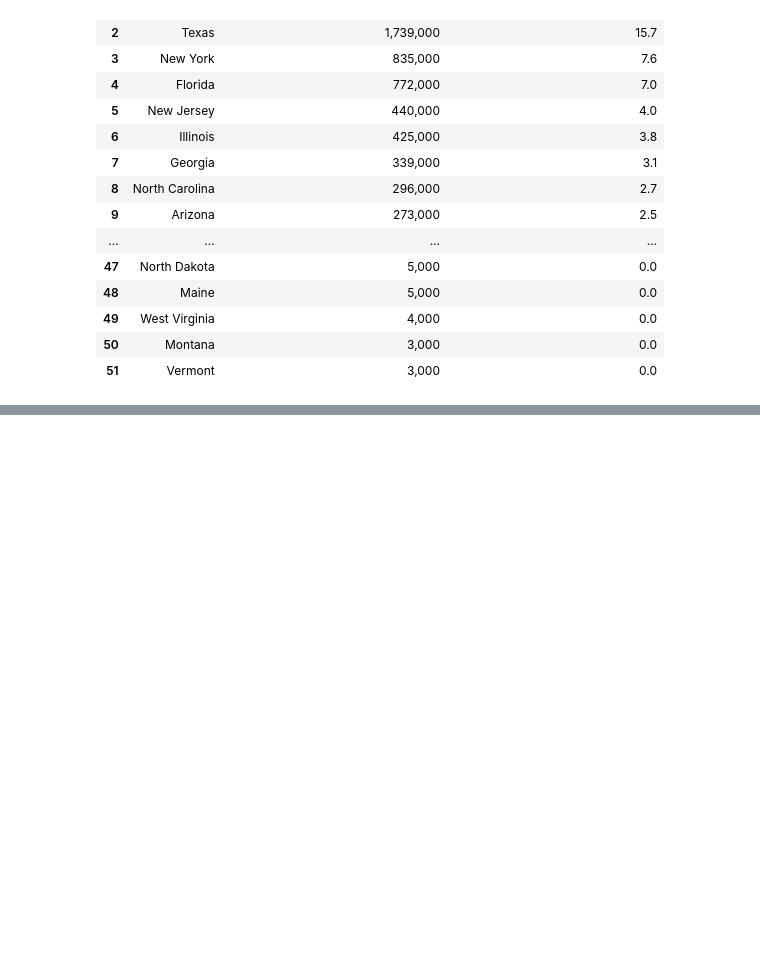
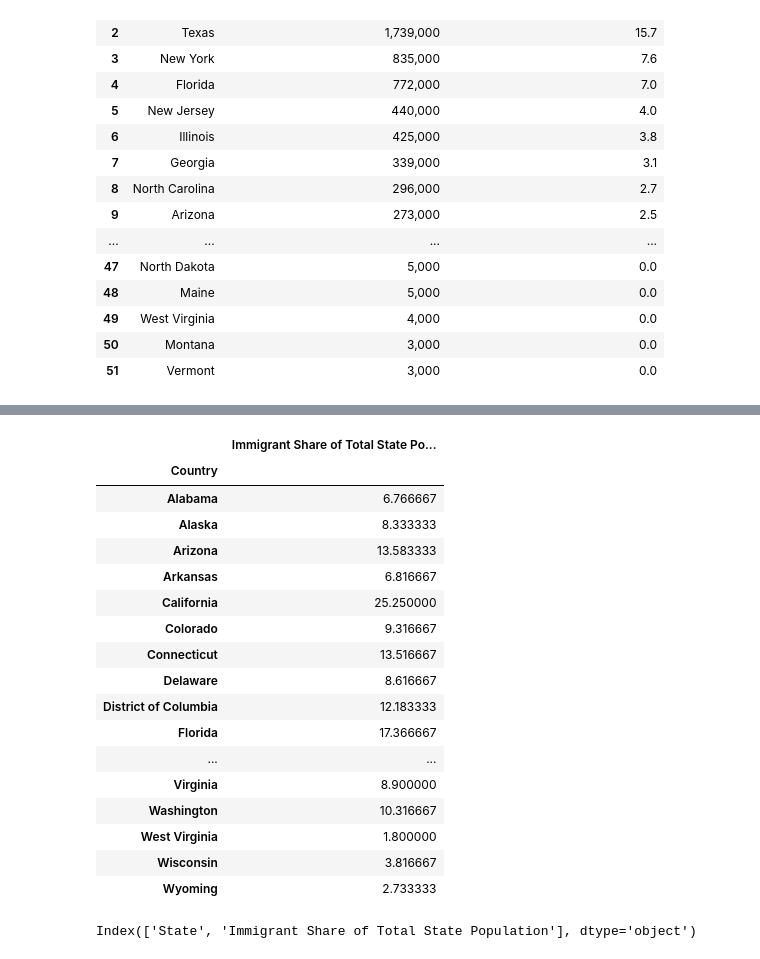
Before and after one commit to MaxB5282/Capstone, a Jupyter notebook: data/data exploration.ipynb, the cells around one changed output, grey strips where cells are left out. Saved outputs shown, nothing was run; the diff lists cells and outputs as text; code cells hidden in the pictures; blank space fills up the shorter version.

```diff
--- a/data/data exploration.ipynb
+++ b/data/data exploration.ipynb
@@ -186,0 +255,24 @@ unauthorized_estimates
+# %%
+state_pivot = pd.pivot_table(immigrant_state, values='Immigrant Share of Total State Population',
+                             index='Country', aggfunc='mean')
+
+state_pivot
+# %% [output]
+|  | Immigrant Share of Total State Po... |
+| Country |  |
+| Alabama | 6.766667 |
+| Alaska | 8.333333 |
+| Arizona | 13.583333 |
+| Arkansas | 6.816667 |
+| California | 25.250000 |
+| Colorado | 9.316667 |
+| Connecticut | 13.516667 |
+| Delaware | 8.616667 |
+| District of Columbia | 12.183333 |
+| Florida | 17.366667 |
+| ... | ... |
+| Virginia | 8.900000 |
+| Washington | 10.316667 |
+| West Virginia | 1.800000 |
+| Wisconsin | 3.816667 |
+| Wyoming | 2.733333 |
@@ -186,0 +282,4 @@ unauthorized_estimates
+# %%
+state_from_pivot.columns
+# %% [output]
+Index(['State', 'Immigrant Share of Total State Population'], dtype='object')
```
Also changed, not shown: parts of 20 cells of this notebook.
